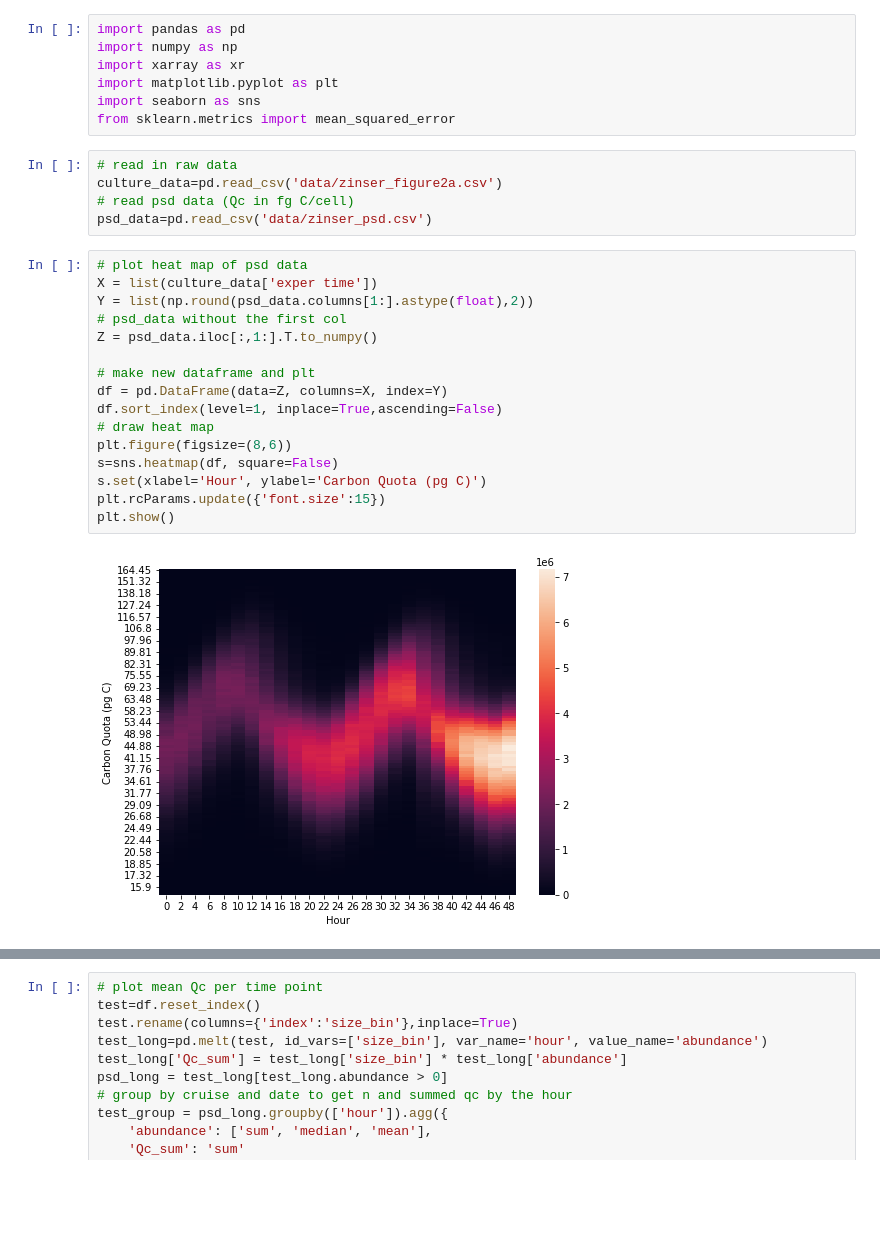
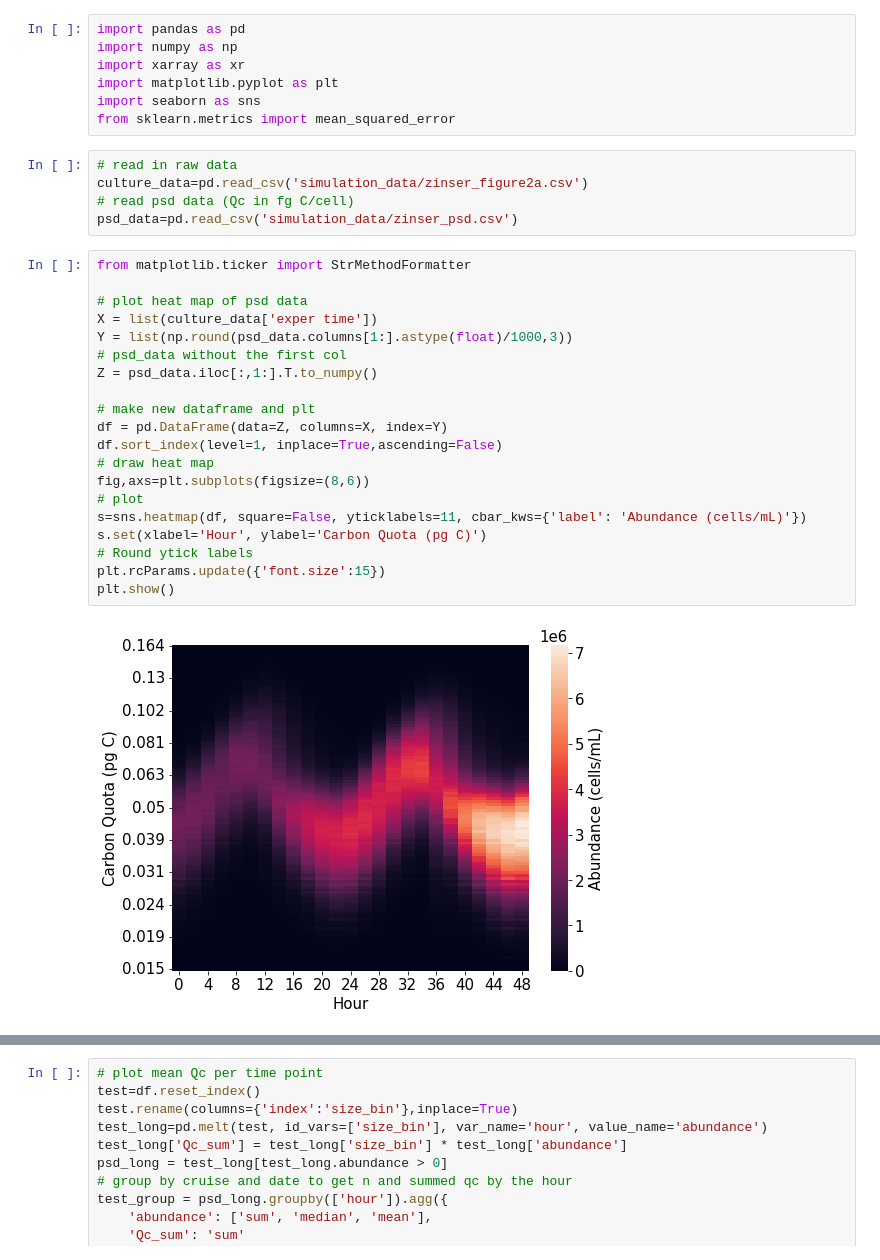
Before and after one commit to klqi/seaflow_tsd, a Jupyter notebook: ground_truth_testing.ipynb, the cells around one changed output, grey strips where cells are left out. Drawn from its saved outputs; the diff is of its cells as text; blank space fills up the shorter version.

Commit message:
include new simulations
Former-commit-id: 31db7cc46d23049666847d2e709654f01b01c232

```diff
--- a/ground_truth_testing.ipynb
+++ b/ground_truth_testing.ipynb
@@ -7,24 +7,28 @@ import seaborn as sns
 from sklearn.metrics import mean_squared_error
 # %%
 # read in raw data
-culture_data=pd.read_csv('data/zinser_figure2a.csv')
+culture_data=pd.read_csv('simulation_data/zinser_figure2a.csv')
 # read psd data (Qc in fg C/cell)
-psd_data=pd.read_csv('data/zinser_psd.csv')
+psd_data=pd.read_csv('simulation_data/zinser_psd.csv')
 # %%
+from matplotlib.ticker import StrMethodFormatter
+
 # plot heat map of psd data
 X = list(culture_data['exper time'])
-Y = list(np.round(psd_data.columns[1:].astype(float),2))
+Y = list(np.round(psd_data.columns[1:].astype(float)/1000,3))
 # psd_data without the first col
 Z = psd_data.iloc[:,1:].T.to_numpy()
 
 # make new dataframe and plt
 df = pd.DataFrame(data=Z, columns=X, index=Y)
 df.sort_index(level=1, inplace=True,ascending=False)
 # draw heat map
-plt.figure(figsize=(8,6))
-s=sns.heatmap(df, square=False)
+fig,axs=plt.subplots(figsize=(8,6))
+# plot
+s=sns.heatmap(df, square=False, yticklabels=11, cbar_kws={'label': 'Abundance (cells/mL)'})
 s.set(xlabel='Hour', ylabel='Carbon Quota (pg C)')
+# Round ytick labels
 plt.rcParams.update({'font.size':15})
 plt.show()
 # %% [output]
-[figure, old version]
+[figure, new version]
```
Also changed, not shown: parts of 1 cell of this notebook, 32 other files.
